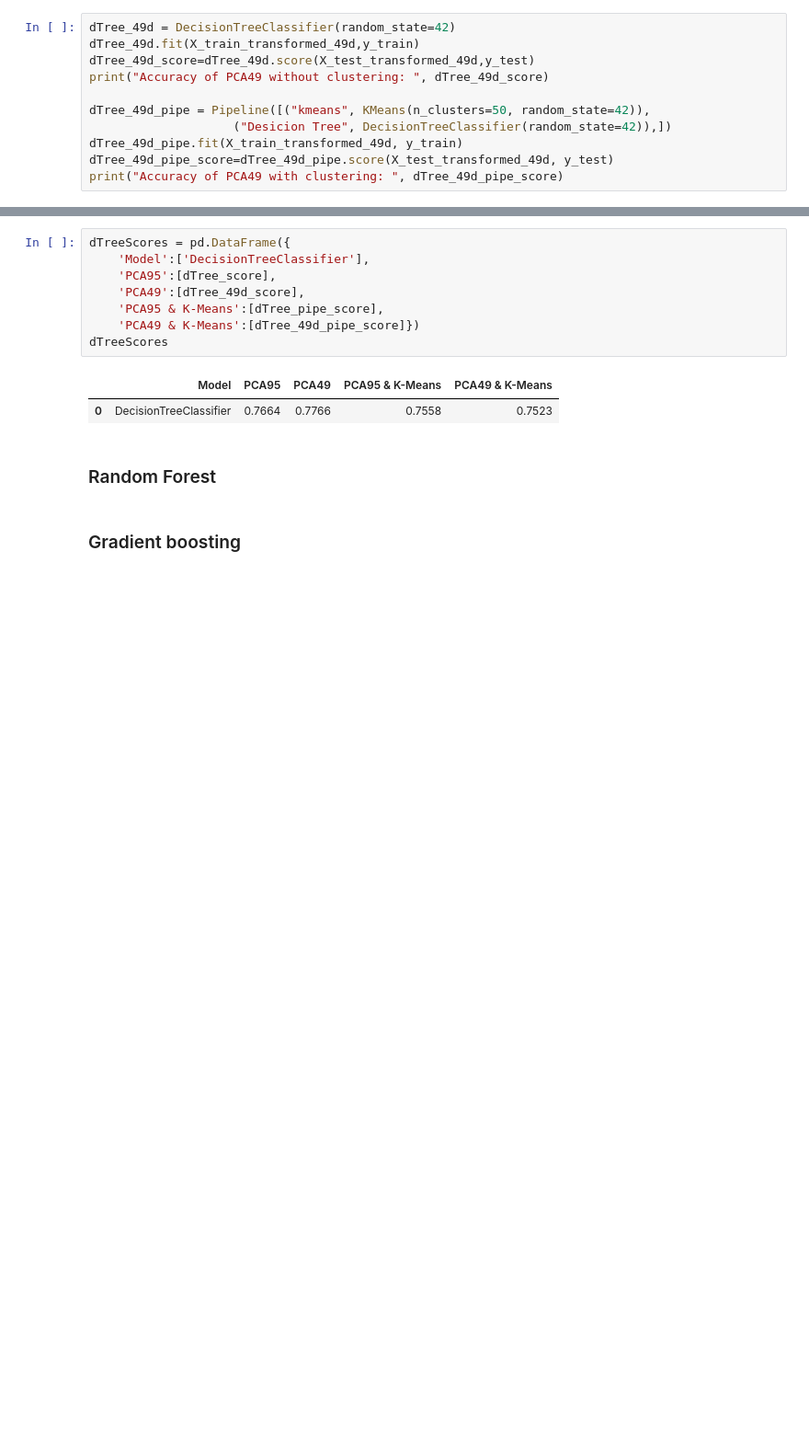
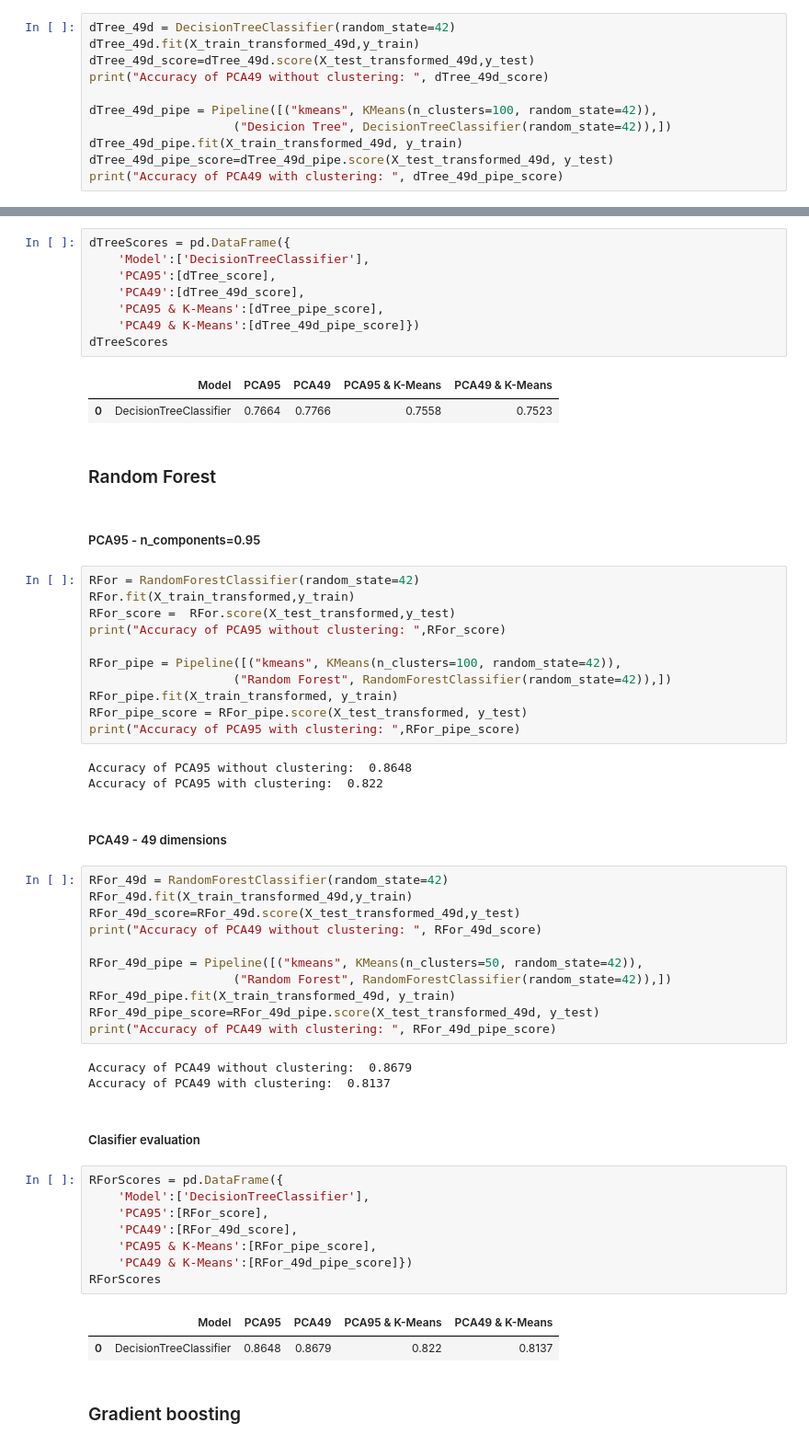
Before and after one commit to Inon-Sinn/Project-Gmar-2, a Jupyter notebook: Part 2 fashion-mnist.ipynb, the cells around one changed output, grey strips where cells are left out. Shown: that part at 92% size. Drawn from its saved outputs; the diff is of its cells as text; blank space fills up the shorter version.

Commit message:
Part 2: Model Training: Random forest

```diff
--- a/Part 2 fashion-mnist.ipynb
+++ b/Part 2 fashion-mnist.ipynb
@@ -395,7 +397,7 @@ dTree_49d.fit(X_train_transformed_49d,y_train)
 dTree_49d_score=dTree_49d.score(X_test_transformed_49d,y_test)
 print("Accuracy of PCA49 without clustering: ", dTree_49d_score)
 
-dTree_49d_pipe = Pipeline([("kmeans", KMeans(n_clusters=50, random_state=42)),
+dTree_49d_pipe = Pipeline([("kmeans", KMeans(n_clusters=100, random_state=42)),
                     ("Desicion Tree", DecisionTreeClassifier(random_state=42)),])
 dTree_49d_pipe.fit(X_train_transformed_49d, y_train)
 dTree_49d_pipe_score=dTree_49d_pipe.score(X_test_transformed_49d, y_test)
@@ -418,5 +420,50 @@ dTreeScores
 | 0 | DecisionTreeClassifier | 0.7664 | 0.7766 | 0.7558 | 0.7523 |
 # %% [markdown]
 ### Random Forest
+# %% [markdown]
+##### PCA95 - n_components=0.95
+# %%
+RFor = RandomForestClassifier(random_state=42)
+RFor.fit(X_train_transformed,y_train)
+RFor_score =  RFor.score(X_test_transformed,y_test)
+print("Accuracy of PCA95 without clustering: ",RFor_score)
+
+RFor_pipe = Pipeline([("kmeans", KMeans(n_clusters=100, random_state=42)),
+                    ("Random Forest", RandomForestClassifier(random_state=42)),])
+RFor_pipe.fit(X_train_transformed, y_train)
+RFor_pipe_score = RFor_pipe.score(X_test_transformed, y_test)
+print("Accuracy of PCA95 with clustering: ",RFor_pipe_score)
+# %% [output]
+Accuracy of PCA95 without clustering:  0.8648
+Accuracy of PCA95 with clustering:  0.822
+# %% [markdown]
+##### PCA49 - 49 dimensions
+# %%
+RFor_49d = RandomForestClassifier(random_state=42)
+RFor_49d.fit(X_train_transformed_49d,y_train)
+RFor_49d_score=RFor_49d.score(X_test_transformed_49d,y_test)
+print("Accuracy of PCA49 without clustering: ", RFor_49d_score)
+
+RFor_49d_pipe = Pipeline([("kmeans", KMeans(n_clusters=50, random_state=42)),
+                    ("Random Forest", RandomForestClassifier(random_state=42)),])
+RFor_49d_pipe.fit(X_train_transformed_49d, y_train)
+RFor_49d_pipe_score=RFor_49d_pipe.score(X_test_transformed_49d, y_test)
+print("Accuracy of PCA49 with clustering: ", RFor_49d_pipe_score)
+# %% [output]
+Accuracy of PCA49 without clustering:  0.8679
+Accuracy of PCA49 with clustering:  0.8137
+# %% [markdown]
+##### Clasifier evaluation
+# %%
+RForScores = pd.DataFrame({
+    'Model':['DecisionTreeClassifier'],
+    'PCA95':[RFor_score],
+    'PCA49':[RFor_49d_score],
+    'PCA95 & K-Means':[RFor_pipe_score],
+    'PCA49 & K-Means':[RFor_49d_pipe_score]})
+RForScores
+# %% [output]
+|  | Model | PCA95 | PCA49 | PCA95 & K-Means | PCA49 & K-Means |
+| 0 | DecisionTreeClassifier | 0.8648 | 0.8679 | 0.822 | 0.8137 |
 # %% [markdown]
 ### Gradient boosting
```
Also changed, not shown: parts of 22 cells of this notebook.
